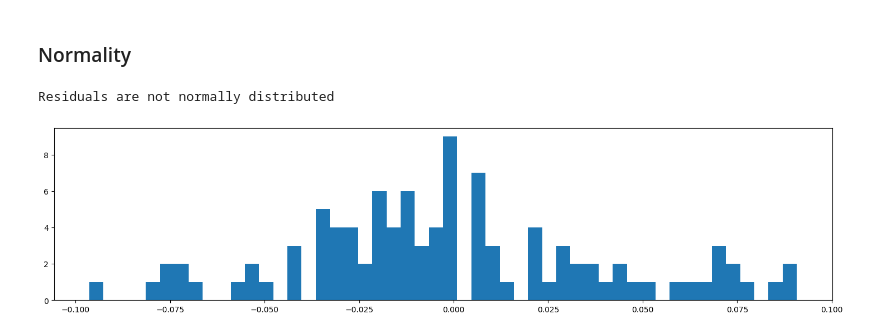
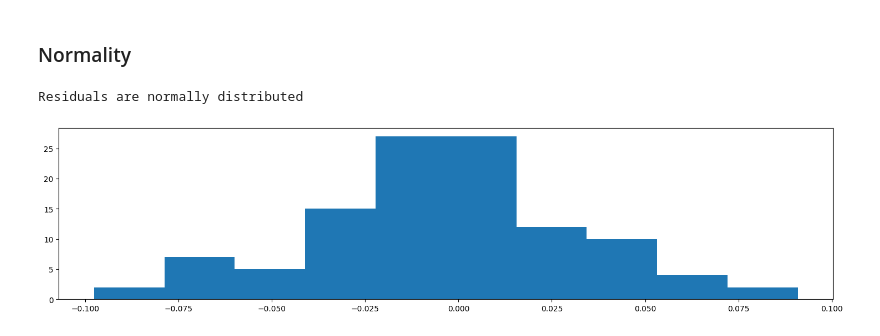
Before and after one commit to powell001/NowCast_Data_v2, a Jupyter notebook: src/a06_forecastQuarterlyData_withQuarterlyData_Lasso.ipynb, the cells around one changed output. Saved outputs shown, nothing was run; the diff lists cells and outputs as text; code cells hidden in the pictures.

Commit message:
now everything seems to work.  Models are not good.  Increased disruptions call for simple, local models for now

```diff
--- a/src/a06_forecastQuarterlyData_withQuarterlyData_Lasso.ipynb
+++ b/src/a06_forecastQuarterlyData_withQuarterlyData_Lasso.ipynb
@@ -80,3 +84,9 @@ if(any([col for col in df1.columns if 'gdp_total_deseasonalized' in col])):
+# %%
+df1.index = pd.DatetimeIndex(df1.index)
+start_date_analysis = '1996-01-01'
+save_some_data_for_predictions ='2024-07-01'
+
+df1 = df1.loc[start_date_analysis:save_some_data_for_predictions,:]
 # %% [markdown]
 ### Save transformations of GDP
 # %%
@@ -110,9 +102,3 @@ df1
-# %%
-df1.index = pd.DatetimeIndex(df1.index)
-start_date_analysis = '1997-01-01'
-save_some_data_for_predictions ='2024-07-01'
-
-df1 = df1.loc[start_date_analysis:save_some_data_for_predictions,:]
 # %% [markdown]
 ### Add 'sure' data and random data
 # %%
@@ -277,19 +247,20 @@ scaled_features_df.dropna(inplace=True)
 # %%
 # Select feature if contains seasonality (so "No_ not present in name", then deseasonalize)
-
+scaled_features_df.dropna(inplace=True)
 
 deseasonalizeThese = STORE_FOR_TESTS[~STORE_FOR_TESTS['Semi_Seasonality'].str.contains("No_")].index
+print(deseasonalizeThese)
 
 for i in deseasonalizeThese:
 
     smdt = scaled_features_df[i]
 
     if any(smdt < 0):
-        smdata = sm.tsa.seasonal_decompose(scaled_features_df[i], model='additive', period=4)
+        smdata = sm.tsa.seasonal_decompose(scaled_features_df[i], model='additive', period=4, extrapolate_trend='freq')
         scaled_features_df.loc[:, i] = smdata.trend
     else:
-        smdata = sm.tsa.seasonal_decompose(scaled_features_df[i], model='multiplicative', period=4)
+        smdata = sm.tsa.seasonal_decompose(scaled_features_df[i], model='multiplicative', period=4, extrapolate_trend='freq')
         scaled_features_df.loc[:, i] = smdata.trend
 
-scaled_features_df
+scaled_features_df.loc['2024-07-01':]
 # %% [output]
@@ -710,7 +673,7 @@ reg1.dropna(inplace=True)
 
 ##################################
 test_start_date = start_date_analysis
-end_test_date = '2023-03-01'
+end_test_date = '2024-03-01'
 ##################################
 
 X = reg1.loc[test_start_date:end_test_date, chooseThese[1]:]
@@ -813,17 +776,17 @@ Positive autocorrelation is significant
 # %%
 def normality_test(resids):
 
     _, p = sm.stats.diagnostic.kstest_normal(resids)
 
     if p < 0.05:
         print("Residuals are not normally distributed")
     else:
         print("Residuals are normally distributed")
 
 
 normality_test(results.resid)
 
-plt.hist(results.resid, bins=50);
+plt.hist(results.resid, bins=10);
 # %% [output]
-Residuals are not normally distributed
+Residuals are normally distributed
-[figure, old version]
+[figure, new version]
```
Also changed, not shown: parts of 53 cells of this notebook.
